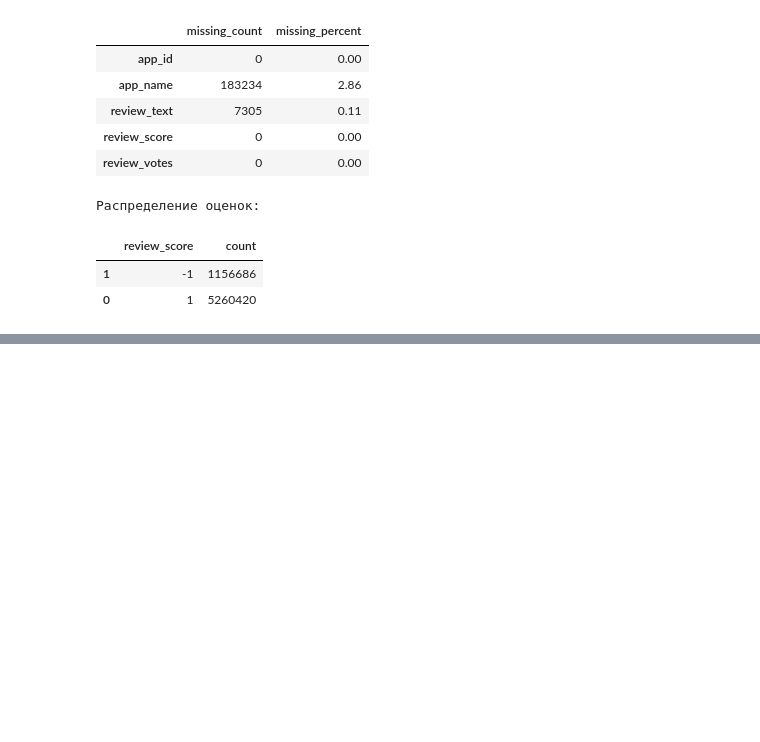
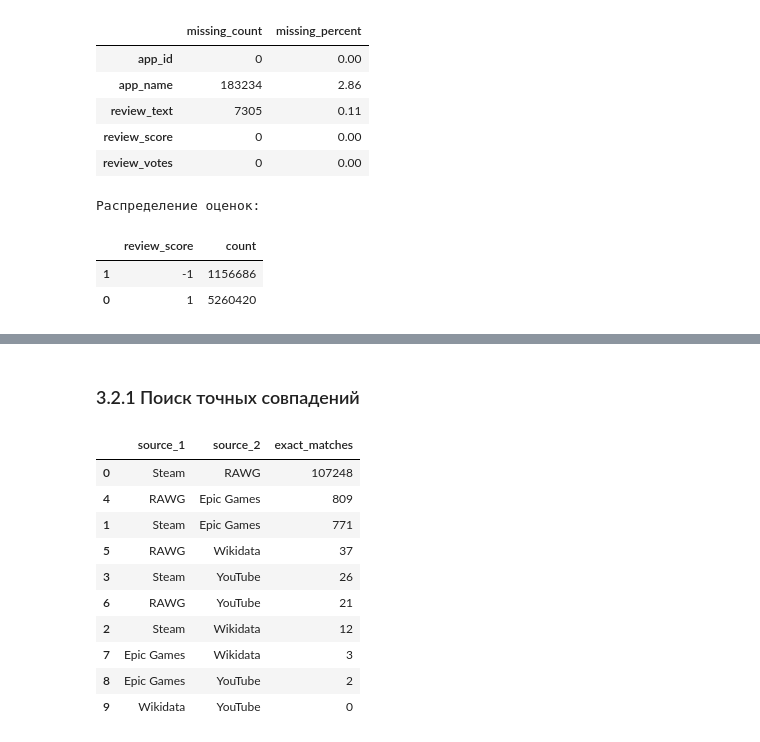
Before and after one commit to Dani-ldyaev/gaming-data-analysis, a Jupyter notebook: notebooks/2_3.ipynb, the cells around one changed output, grey strips where cells are left out. Drawn from its saved outputs; the diff is of its cells as text; code cells hidden in the pictures; blank space fills up the shorter version.

```diff
--- a/notebooks/2_3.ipynb
+++ b/notebooks/2_3.ipynb
@@ -1367,0 +1935,48 @@ Wikidata рассматривается как вспомогательный и
+# %% [markdown]
+### 3.2.1 Поиск точных совпадений
+# %%
+source_frames = {
+    "Steam": steam_games,
+    "RAWG": rawg_games,
+    "Epic Games": epic_games,
+    "Wikidata": wikidata_games,
+    "YouTube": youtube_videos
+}
+
+source_names = {
+    name: set(df["normalized_name"].dropna())
+    for name, df in source_frames.items()
+}
+
+match_results = []
+
+source_list = list(source_names)
+
+for i, source_a in enumerate(source_list):
+    for source_b in source_list[i + 1:]:
+        matches = source_names[source_a] & source_names[source_b]
+
+        match_results.append({
+            "source_1": source_a,
+            "source_2": source_b,
+            "exact_matches": len(matches)
+        })
+
+match_df = pd.DataFrame(match_results).sort_values(
+    "exact_matches",
+    ascending=False
+)
+
+display(match_df)
+# %% [output]
+|  | source_1 | source_2 | exact_matches |
+| 0 | Steam | RAWG | 107248 |
+| 4 | RAWG | Epic Games | 809 |
+| 1 | Steam | Epic Games | 771 |
+| 5 | RAWG | Wikidata | 37 |
+| 3 | Steam | YouTube | 26 |
+| 6 | RAWG | YouTube | 21 |
+| 2 | Steam | Wikidata | 12 |
+| 7 | Epic Games | Wikidata | 3 |
+| 8 | Epic Games | YouTube | 2 |
+| 9 | Wikidata | YouTube | 0 |
```
Also changed, not shown: parts of 30 cells of this notebook.
